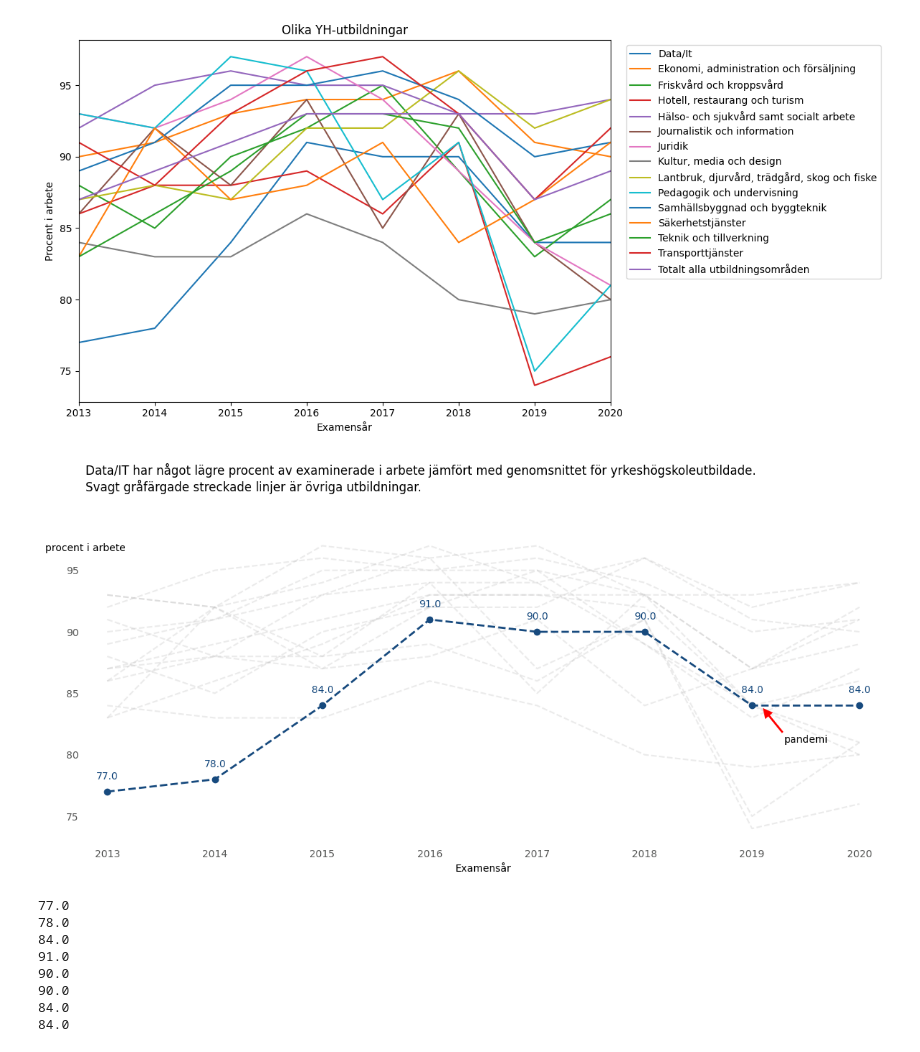
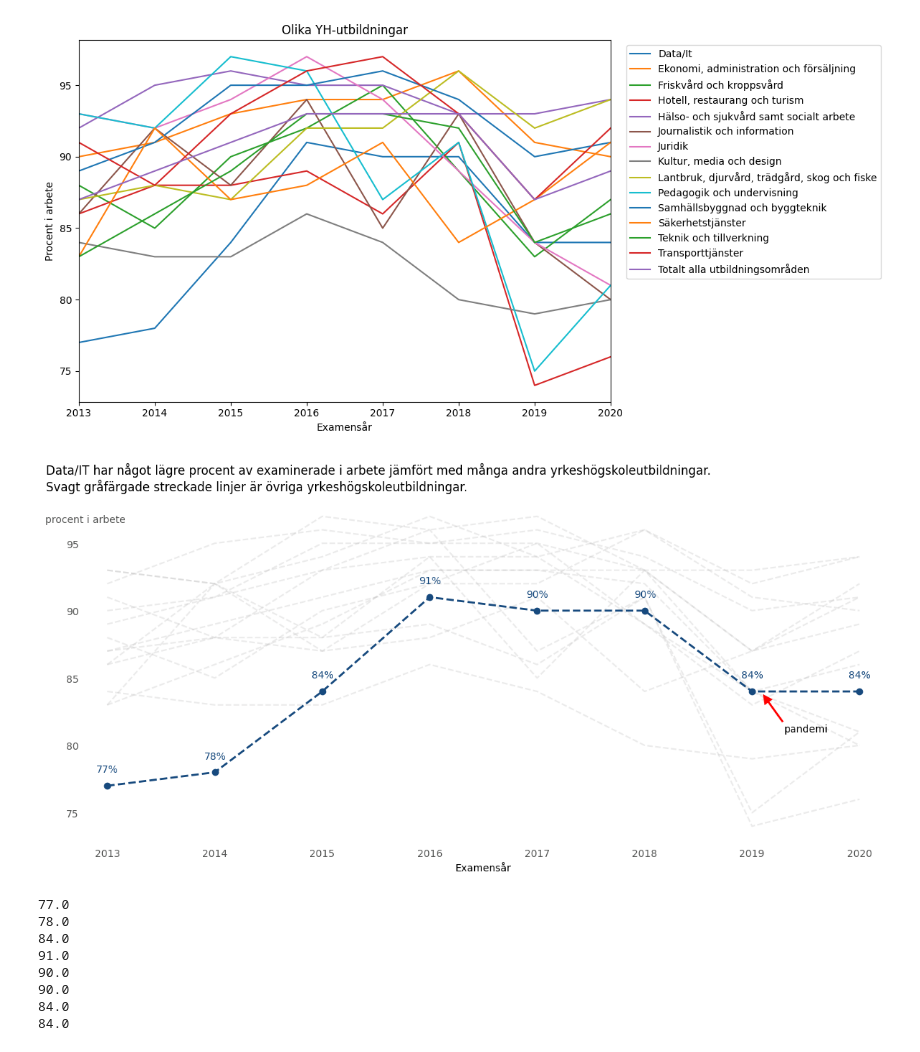
Before and after one commit to kokchun/PrataData, a Jupyter notebook: MYH/exploring_sysselsattning.ipynb, the cells around one changed output. Drawn from its saved outputs; the diff is of its cells as text; code cells hidden in the pictures.

Commit message:
positioned title and ylabel

```diff
--- a/MYH/exploring_sysselsattning.ipynb
+++ b/MYH/exploring_sysselsattning.ipynb
@@ -140,40 +140,45 @@ for subject in df_mean.index:
 
     linestyle = "--o" if subject == "Data/It" else "--"
     ax.plot(df_mean.loc[subject], linestyle, **plot_kwargs)
 
 
-#ax.legend(bbox_to_anchor=(1.02, 1), loc="upper left")
+# ax.legend(bbox_to_anchor=(1.02, 1), loc="upper left")
 ax.set(
     xlabel="Examensår",
     xlim=[2012.8, 2020.2],
 )
 
-ax.set_title("Data/IT har något lägre procent av examinerade i arbete jämfört med genomsnittet för yrkeshögskoleutbildade. \
-        \nSvagt gråfärgade streckade linjer är övriga utbildningar.", loc = "left", pad = 40)
+ax.set_title(
+    "Data/IT har något lägre procent av examinerade i arbete jämfört med många andra yrkeshögskoleutbildningar. \
+        \nSvagt gråfärgade streckade linjer är övriga yrkeshögskoleutbildningar.",
+    loc="left",
+    pad=10,
+    x=-0.05,
+)
 
-ax.set_ylabel("procent i arbete", loc = "top").set_rotation(0)
-ax.yaxis.set_label_coords(0.05,.93)
+ax.set_ylabel("procent i arbete", loc="top", color=GRAY3).set_rotation(0)
+ax.yaxis.set_label_coords(0.05, 0.93)
 data_it_series = df_mean.loc["Data/It"]
 
 for year, percentage in zip(data_it_series.index, data_it_series):
-    ax.annotate(f"{percentage}", xy=(year - 0.1, percentage + 1), color=BLUE1)
+    ax.annotate(f"{percentage:.0f}%", xy=(year - 0.1, percentage + 1), color=BLUE1)
 
 ax.annotate(
     "pandemi",
     xy=(2019.1, 83.8),
     xytext=(2019.3, 81),
     arrowprops={
         "facecolor": "red",
         "width": 2,
         "headwidth": 10,
         "headlength": 10,
         "edgecolor": "none",
     },
 )
 
 fig.tight_layout()
 # %% [output]
-[figure, old version]
+[figure, new version]
 # %%
 for d in df_mean.loc["Data/It"]:
     print(d)
```
